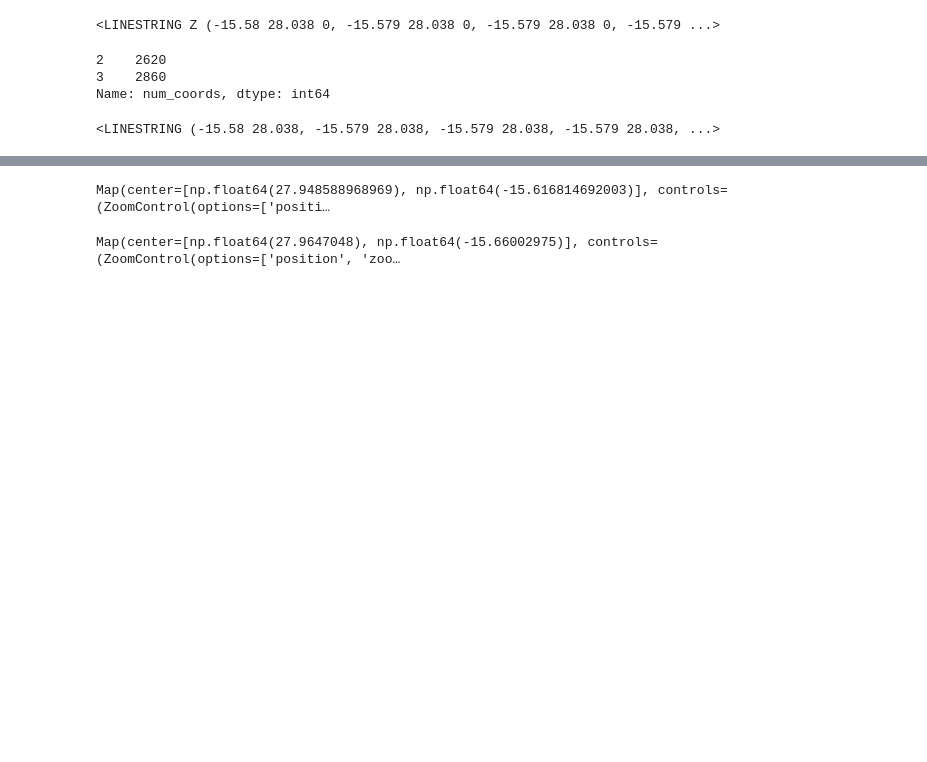
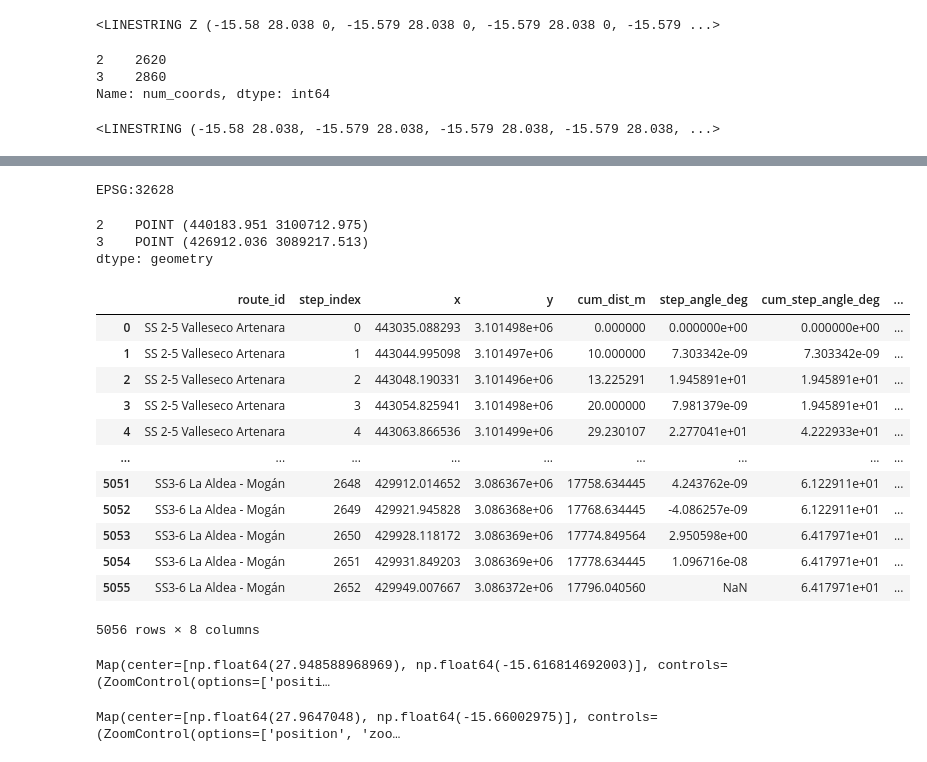
Before and after one commit to RallyDataJunkie/wrc-shinylive-geo, a Jupyter notebook: src/shinyapp/.route_smoothing.ipynb, the cells around one changed output, grey strips where cells are left out. Saved outputs shown, nothing was run; the diff lists cells and outputs as text; code cells hidden in the pictures; blank space fills up the shorter version.

Commit message:
Start to test route angle calcs

```diff
--- a/src/shinyapp/.route_smoothing.ipynb
+++ b/src/shinyapp/.route_smoothing.ipynb
@@ -533,3 +696,28 @@ Name: num_coords, dtype: int64
+# %%
+# geostages_enhanced.centroid
+print(geostages_enhanced.estimate_utm_crs())
+geostages_enhanced.to_crs(geostages_enhanced.estimate_utm_crs()).centroid
+# %% [output]
+EPSG:32628
+2    POINT (440183.951 3100712.975)
+3    POINT (426912.036 3089217.513)
+dtype: geometry
+# %%
+extract_route_step_data(geostages_enhanced, route_id_col="name")
+# %% [output]
+|  | route_id | step_index | x | y | cum_dist_m | step_angle_deg | cum_step_angle_deg | ... |
+| 0 | SS 2-5 Valleseco Artenara | 0 | 443035.088293 | 3.101498e+06 | 0.000000 | 0.000000e+00 | 0.000000e+00 | ... |
+| 1 | SS 2-5 Valleseco Artenara | 1 | 443044.995098 | 3.101497e+06 | 10.000000 | 7.303342e-09 | 7.303342e-09 | ... |
+| 2 | SS 2-5 Valleseco Artenara | 2 | 443048.190331 | 3.101496e+06 | 13.225291 | 1.945891e+01 | 1.945891e+01 | ... |
+| 3 | SS 2-5 Valleseco Artenara | 3 | 443054.825941 | 3.101498e+06 | 20.000000 | 7.981379e-09 | 1.945891e+01 | ... |
+| 4 | SS 2-5 Valleseco Artenara | 4 | 443063.866536 | 3.101499e+06 | 29.230107 | 2.277041e+01 | 4.222933e+01 | ... |
+| ... | ... | ... | ... | ... | ... | ... | ... | ... |
+| 5051 | SS3-6 La Aldea - Mogán | 2648 | 429912.014652 | 3.086367e+06 | 17758.634445 | 4.243762e-09 | 6.122911e+01 | ... |
+| 5052 | SS3-6 La Aldea - Mogán | 2649 | 429921.945828 | 3.086368e+06 | 17768.634445 | -4.086257e-09 | 6.122911e+01 | ... |
+| 5053 | SS3-6 La Aldea - Mogán | 2650 | 429928.118172 | 3.086369e+06 | 17774.849564 | 2.950598e+00 | 6.417971e+01 | ... |
+| 5054 | SS3-6 La Aldea - Mogán | 2651 | 429931.849203 | 3.086369e+06 | 17778.634445 | 1.096716e-08 | 6.417971e+01 | ... |
+| 5055 | SS3-6 La Aldea - Mogán | 2652 | 429949.007667 | 3.086372e+06 | 17796.040560 | NaN | 6.417971e+01 | ... |
+5056 rows × 8 columns
 # %%
 wrc.GeoTools.simple_stage_map(geostages)
 # %% [output]
```
Also changed, not shown: parts of 5 cells of this notebook, 1 other file.
